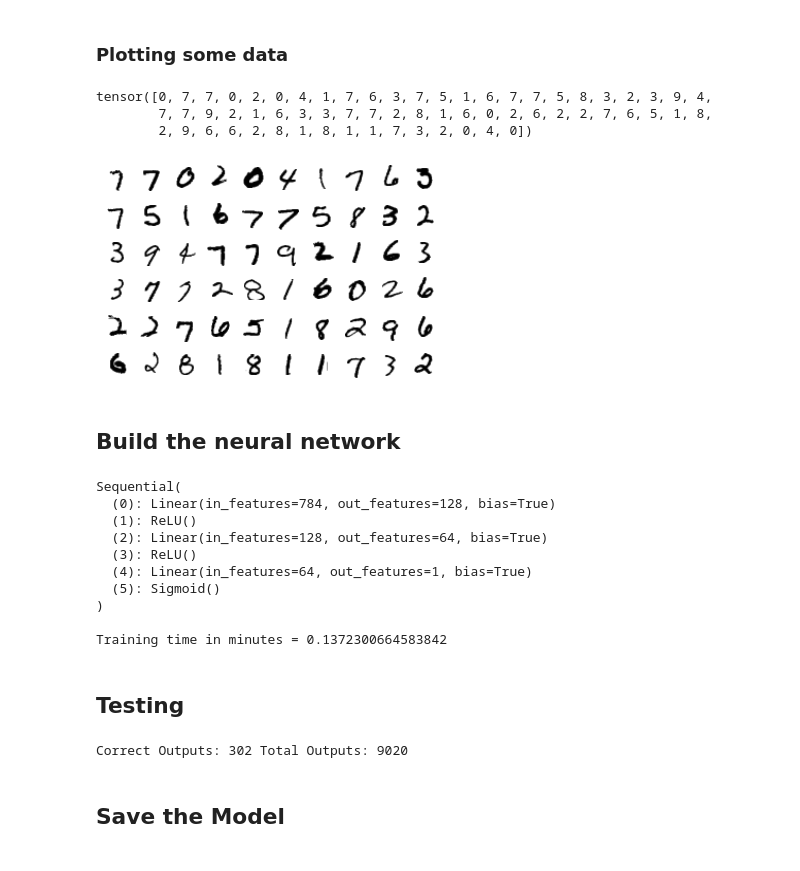
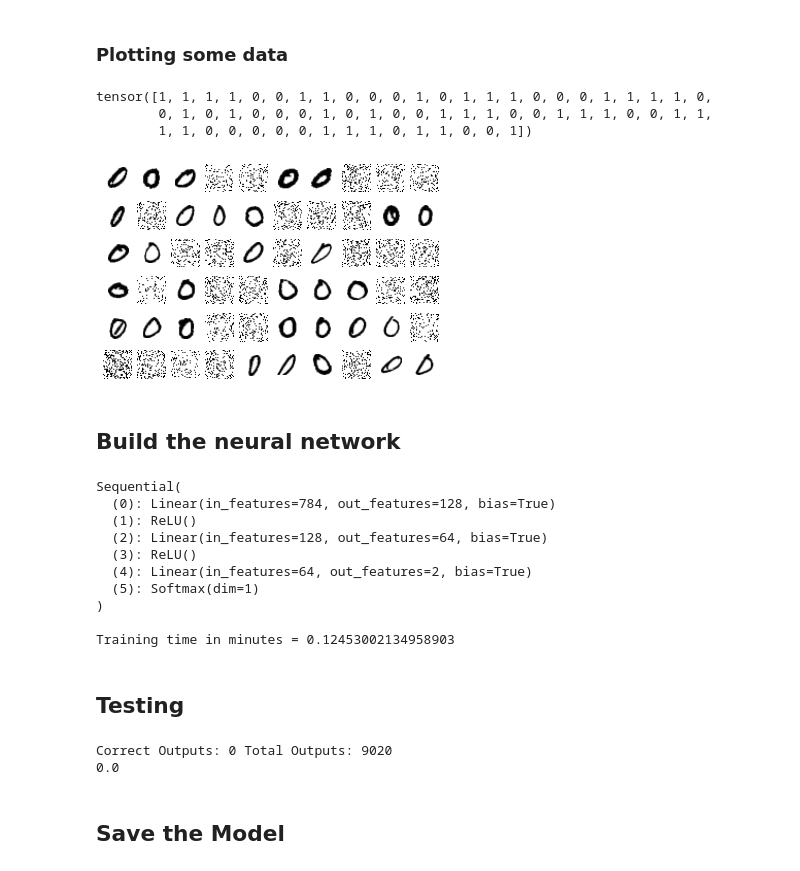
Before and after one commit to nmnsharma007/SimplifiedObjectDetection, a Jupyter notebook: MNIST classification.ipynb, the cells around one changed output. Saved outputs shown, nothing was run; the diff lists cells and outputs as text; code cells hidden in the pictures.

Commit message:
changed output to 2 neurons

```diff
--- a/MNIST classification.ipynb
+++ b/MNIST classification.ipynb
@@ -55,7 +55,7 @@ def prepare_data(dataset,digit):
     modified_dataset_labels = np.concatenate((dataset_labels_positive,dataset_labels_negative))
     modified_dataset_images = normalize(modified_dataset_images)
     tensor_x = torch.Tensor(modified_dataset_images)
-    tensor_y = torch.Tensor(modified_dataset_labels)
+    tensor_y = torch.from_numpy(modified_dataset_labels)
     new_dataset = TensorDataset(tensor_x,tensor_y)
     return new_dataset
 
@@ -66,26 +66,26 @@ test_loader = DataLoader(testing_set,batch_size=64,shuffle=True) # take original
 # %% [markdown]
 ### Plotting some data
 # %%
-dataiter = iter(test_loader)
+dataiter = iter(train_loader)
 images,labels = dataiter.next()
 print(labels)
 figure = plt.figure()
 num_of_images = 60
 for index in range(1,num_of_images+1):
     plt.subplot(6,10,index)
     plt.axis('off')
     plt.imshow(images[index].numpy().squeeze(),cmap='gray_r')
 # %% [output]
-tensor([0, 7, 7, 0, 2, 0, 4, 1, 7, 6, 3, 7, 5, 1, 6, 7, 7, 5, 8, 3, 2, 3, 9, 4,
-        7, 7, 9, 2, 1, 6, 3, 3, 7, 7, 2, 8, 1, 6, 0, 2, 6, 2, 2, 7, 6, 5, 1, 8,
-        2, 9, 6, 6, 2, 8, 1, 8, 1, 1, 7, 3, 2, 0, 4, 0])
+tensor([1, 1, 1, 1, 0, 0, 1, 1, 0, 0, 0, 1, 0, 1, 1, 1, 0, 0, 0, 1, 1, 1, 1, 0,
+        0, 1, 0, 1, 0, 0, 0, 1, 0, 1, 0, 0, 1, 1, 1, 0, 0, 1, 1, 1, 0, 0, 1, 1,
+        1, 1, 0, 0, 0, 0, 0, 1, 1, 1, 0, 1, 1, 0, 0, 1])
-[figure, old version]
+[figure, new version]
 # %% [markdown]
 ## Build the neural network
 # %%
 input_size = 784
 hidden_sizes = [128,64]
-output_size = 1
+output_size = 2
 
 model = nn.Sequential(
     nn.Linear(input_size,hidden_sizes[0]),
@@ -93,10 +93,10 @@ model = nn.Sequential(
     nn.Linear(hidden_sizes[0],hidden_sizes[1]),
     nn.ReLU(),
     nn.Linear(hidden_sizes[1],output_size),
-    nn.Sigmoid()
+    nn.Softmax(dim=1)
 )
 
-criterion = nn.BCELoss()
+criterion = nn.CrossEntropyLoss()
 print(model)
 optimizer = optim.SGD(model.parameters(),lr = 0.003,momentum=0.9)
 time0 = time()
@@ -106,7 +106,6 @@ for e in range(epochs):
         images = images.view(images.shape[0],-1) # flatten the image
         optimizer.zero_grad() # training pass
         output = model(images)
-        labels = labels.unsqueeze(1)
         loss = criterion(output,labels)
         loss.backward() # backpropagation
         optimizer.step() # optimizes its weights here
@@ -118,11 +117,11 @@ Sequential(
   (1): ReLU()
   (2): Linear(in_features=128, out_features=64, bias=True)
   (3): ReLU()
-  (4): Linear(in_features=64, out_features=1, bias=True)
-  (5): Sigmoid()
+  (4): Linear(in_features=64, out_features=2, bias=True)
+  (5): Softmax(dim=1)
 )
 
-Training time in minutes = 0.1372300664583842
+Training time in minutes = 0.12453002134958903
 # %% [markdown]
 ## Testing
 # %%
@@ -134,25 +133,29 @@ for images,labels in test_loader:
     for i in range(len(labels)):
         img = images[i].view(1,784)
         true_label = labels.numpy()[i]
-        if true_label == 0: # skip digit 0
+        if(true_label == 0):
             continue
         with torch.no_grad():
-            logps = model(img)
-        pred_label = torch.round(logps) # predict for non zero digit
-        if pred_label == 0:
+            probability_scores = model(img)
+        probability_list = list(probability_scores.numpy()[0])
+        pred_label = probability_list.index(max(probability_list))
+#         if(pred_label == 0):
+#             correct_outputs += 1
+#         total_outputs += 1
+        if(pred_label == 0):
             correct_outputs += 1
-#             print(str(pred_label) + " " + str(true_label))
-        y_pred.append(pred_label.numpy()[0][0]) # store the predicted label in a list
-        y_true.append(true_label) # store the true label in a list
         total_outputs += 1
+#         print(f"{true_label} {max_index}")
 
 print(f"Correct Outputs: {correct_outputs} Total Outputs: {total_outputs}")
+print(correct_outputs / total_outputs)
 # print(f"\nModel Accuracy : {accuracy_score(y_true,y_pred)}")
 # print(f"\nModel Precision : {precision_score(y_true,y_pred)}")
 # print(f"\nModel Recall : {recall_score(y_true,y_pred)}")
 # print(f"\nModel F1 score : {f1_score(y_true,y_pred)}")
 # %% [output]
-Correct Outputs: 302 Total Outputs: 9020
+Correct Outputs: 0 Total Outputs: 9020
+0.0
 # %% [markdown]
 ## Save the Model
 # %%
```
